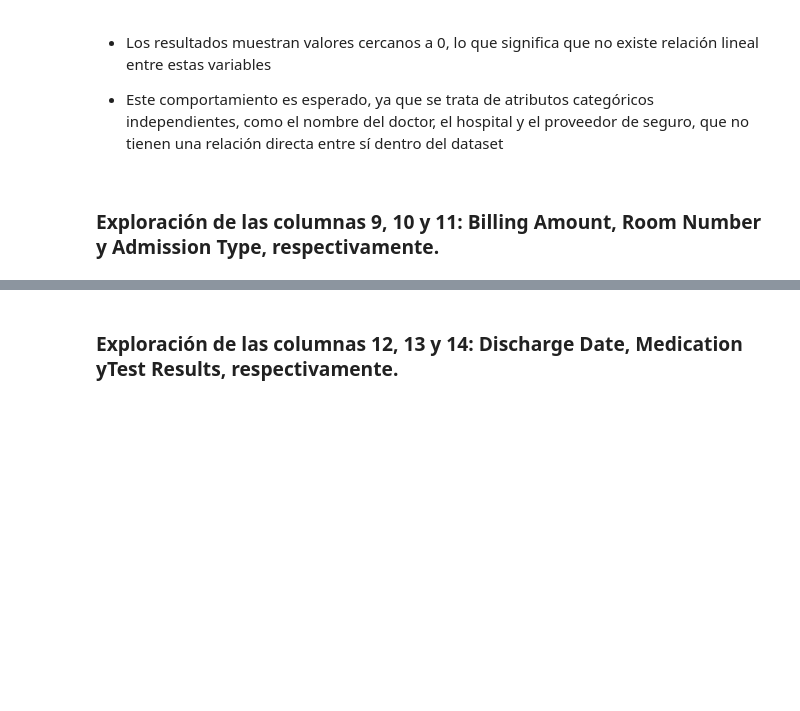
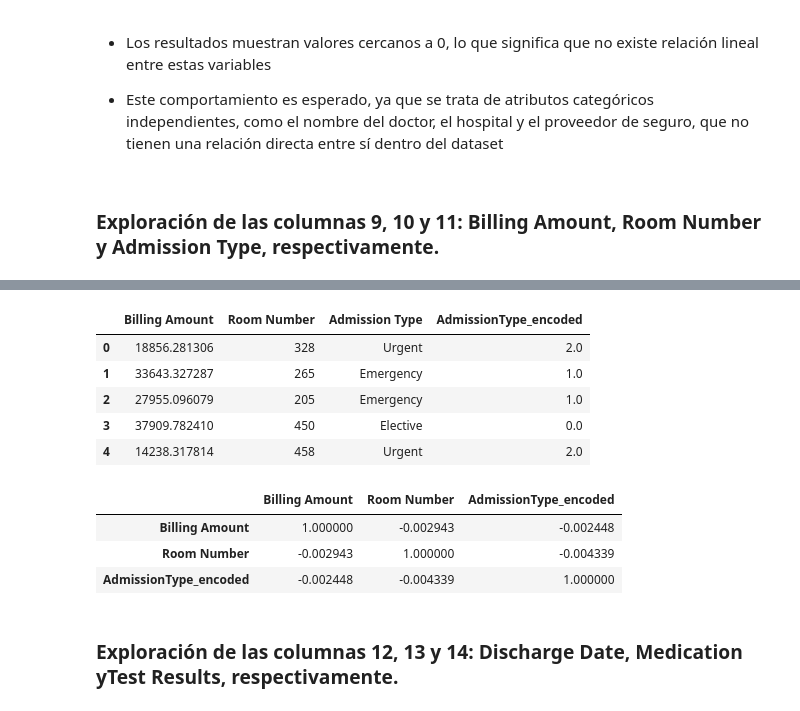
Before and after one commit to Mr-Maccoy/BigData, a Jupyter notebook: G1_SC707_Avance1_LN.ipynb, the cells around one changed output, grey strips where cells are left out. Cells and saved outputs as stored; diff of their text form; code cells hidden in the pictures; blank space fills up the shorter version.

Commit message:
Columnas 9, 10 y 11

```diff
--- a/G1_SC707_Avance1_LN.ipynb
+++ b/G1_SC707_Avance1_LN.ipynb
@@ -1038,2 +1147,41 @@ correlation
+# %%
+from sklearn.preprocessing import OrdinalEncoder
+import pandas as pd
+
+
+df_encoded = df.copy()
+
+
+encoder = OrdinalEncoder()
+encoded_data = encoder.fit_transform(df_encoded[['Admission Type']])
+
+# Convertir a DataFrame
+encoded_df = pd.DataFrame(
+    encoded_data,
+    columns=['AdmissionType_encoded']
+)
+
+df_result = pd.concat([df_encoded[['Billing Amount', 'Room Number', 'Admission Type']], encoded_df], axis=1)
+
+df_result.head()
+# %% [output]
+|  | Billing Amount | Room Number | Admission Type | AdmissionType_encoded |
+| 0 | 18856.281306 | 328 | Urgent | 2.0 |
+| 1 | 33643.327287 | 265 | Emergency | 1.0 |
+| 2 | 27955.096079 | 205 | Emergency | 1.0 |
+| 3 | 37909.782410 | 450 | Elective | 0.0 |
+| 4 | 14238.317814 | 458 | Urgent | 2.0 |
+# %%
+corr_df = df_result[['Billing Amount', 'Room Number', 'AdmissionType_encoded']]
+
+# Calcular correlación
+correlation = corr_df.corr()
+
+correlation
+# %% [output]
+|  | Billing Amount | Room Number | AdmissionType_encoded |
+| Billing Amount | 1.000000 | -0.002943 | -0.002448 |
+| Room Number | -0.002943 | 1.000000 | -0.004339 |
+| AdmissionType_encoded | -0.002448 | -0.004339 | 1.000000 |
 # %% [markdown]
 ### Exploración de las columnas 12, 13 y 14: Discharge Date, Medication yTest Results, respectivamente.
```
Also changed, not shown: parts of 6 cells of this notebook.
